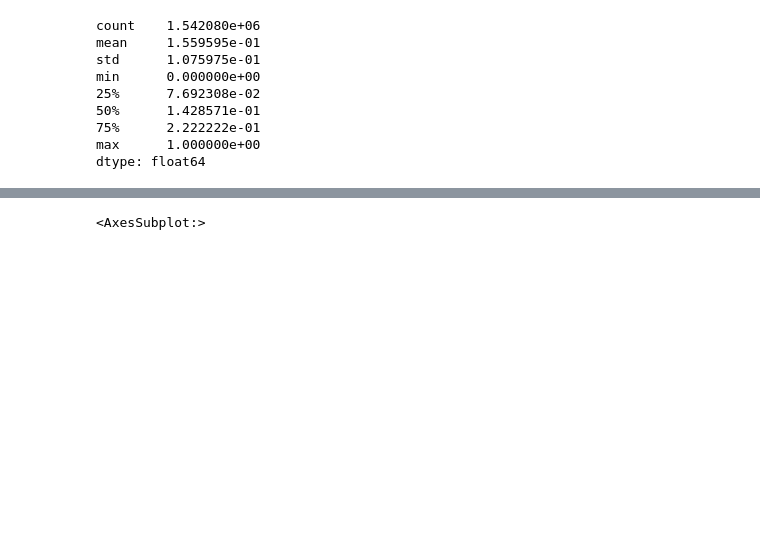
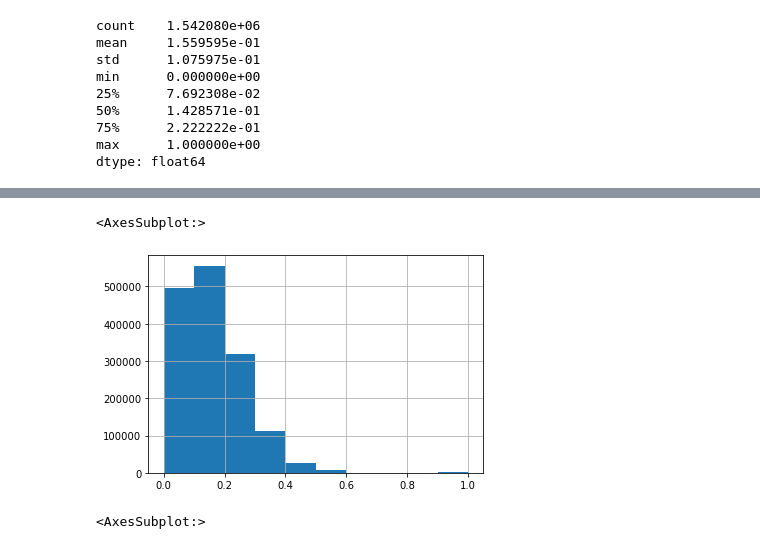
Before and after one commit to sc-perini/product-space, a Jupyter notebook: notebooks/Conceptos principales de la metodología según Hidago et al.ipynb, the cells around one changed output, grey strips where cells are left out. Drawn from its saved outputs; the diff is of its cells as text; code cells hidden in the pictures; blank space fills up the shorter version.

Commit message:
Defino mi propia función para calcular matriz de proximidad

```diff
--- a/notebooks/Conceptos principales de la metodología según Hidago et al.ipynb
+++ b/notebooks/Conceptos principales de la metodología según Hidago et al.ipynb
@@ -370 +384,31 @@ donde $P(VCR_i>=1|VCR_j>=1)$ es la probabilidad condicional de exportar el bien
+# %%
+def my_own_proximity_matrix(mvcr, fillna=False):
+    products = sorted(list(mvcr.columns))                     # lista ordenada de productos
+    num_products = len(products)                              # cantidad de bienes de la base
+    proximity = np.empty((num_products, num_products))        # armo una matriz vacía de nxn siendo n = cant prod
+    col_sums = mvcr.sum().values                              # sumo elementos de las cols (nro de paises que exportan cada bien)
+    data = mvcr.T.to_numpy()                                  # reemplazo as_matrix() por to_numpy() ya que "Deprecated since version 0.23.0"
+    for i in range(0,num_products):                           # recorro todo el universo de productos para i y j
+        for j in range(0,num_products):
+            P_i = data[i].sum()/data.sum()                    # P_i = I/N -proporción de países que exportan i-
+            P_j = data[j].sum()/data.sum()                    # P_j = J/N -proporción de países que exportan j-
+            P_conj_ij = ((data[i] + data[j])==2).sum()/data.sum()  # P_conj_ij = P(i/j)*P(j) -probab de que i y j sean ambos = 1-
+            if P_j == 0.0:
+                P_i_cond_j = np.nan
+            else:
+                P_i_cond_j = P_conj_ij / P_j
+            if P_i == 0.0:
+                P_j_cond_i = np.nan
+            else:
+                P_j_cond_i = P_conj_ij / P_i
+            cond_prob = min(P_i_cond_j, P_j_cond_i)           # calculo el minimo entre las prob condicionales
+            proximity[i][j] = cond_prob                       # armo las matrices de proximidad simétricas
+            proximity[j][i] = cond_prob
+    # Return DataFrame Representation #
+    proximity = pd.DataFrame(proximity, index=products, columns=products)
+    proximity.index.name = 'product_i'
+    proximity.columns.name = 'product_j'
+    if fillna:
+        proximity = proximity.fillna(0.0)
+    return proximity
 # %%
@@ -515 +622,5 @@ prox_1719_numpy
 1242 rows × 1242 columns
+# %%
+# armo matriz de proximidad con mi funcion
+prox_mat_1719 = my_own_proximity_matrix(MVCR['1719'])
+# tardó demasiado tiempo, asi que voy a usar la otra funcion pero ya sé cómo la calculó
@@ -516,3 +645,9 @@ prox_1719_numpy
+# %%
+# histograma de la matriz de proximidad
+prox_mat_1719.unstack().hist()
+# %% [output]
+<AxesSubplot:>
+[figure, added]
 # %%
 # histograma de la matriz de proximidad
 prox_1719_numpy.unstack().hist()
```
Also changed, not shown: parts of 14 cells of this notebook.
